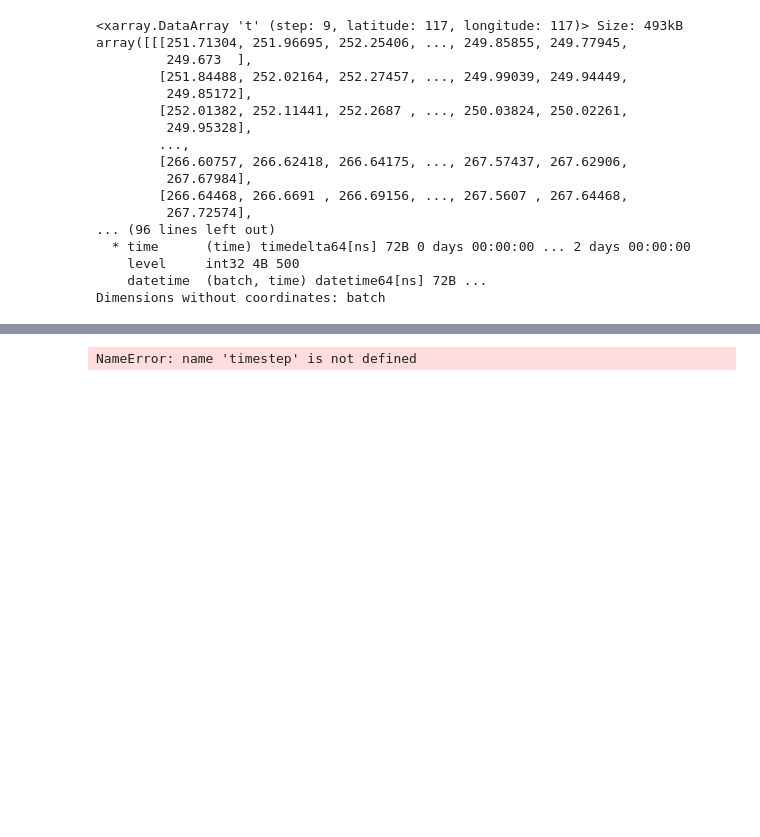
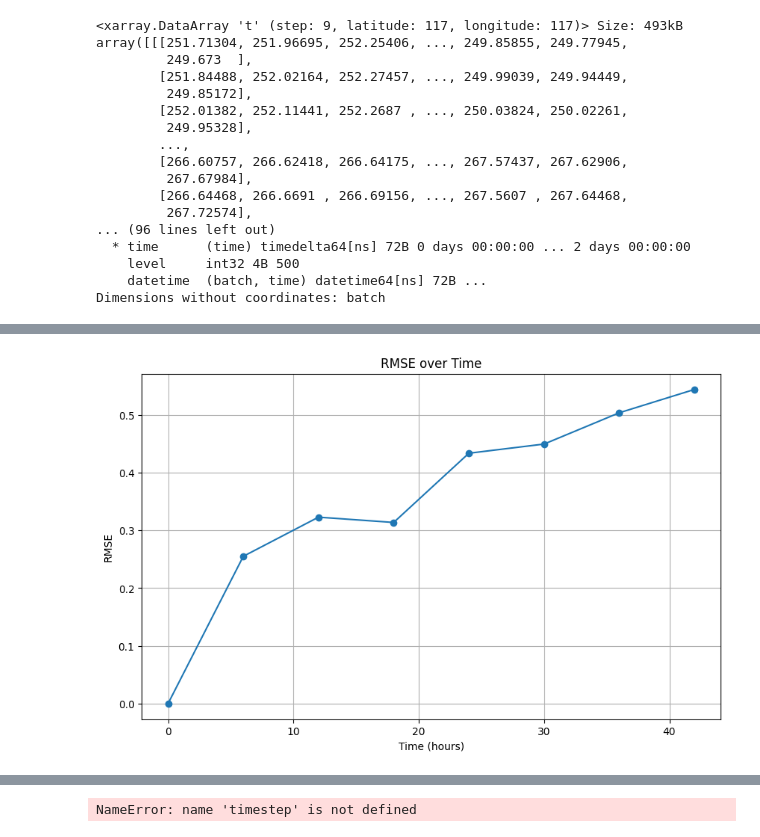
Before and after one commit to SaptarishiD/ai-models, a Jupyter notebook: src/ai_models/grib_analysis.ipynb, the cells around one changed output, grey strips where cells are left out. Drawn from its saved outputs; the diff is of its cells as text; code cells hidden in the pictures; blank space fills up the shorter version.

Commit message:
plots

```diff
--- a/src/ai_models/grib_analysis.ipynb
+++ b/src/ai_models/grib_analysis.ipynb
@@ -288,0 +277,61 @@ Data variables:
+# %%
+import cartopy.crs as ccrs
+import cartopy.feature as cfeature
+
+for i in range(0, 172800000000000, 21600000000000):
+    forecast_step = forecast_flipped.sel(step=f'{i}')
+    india_era5_step = indian_region_era5.sel(time=f'{i}')
+    diff = xr.Dataset({f"difference": india_era5_step - forecast_step})
+
+    plt.figure(figsize=(10, 10))
+    ax = plt.axes(projection=ccrs.PlateCarree())
+    ax.coastlines(resolution='10m')
+    ax.add_feature(cfeature.LAND, edgecolor='black')
+    ax.add_feature(cfeature.OCEAN, edgecolor='black')
+
+    diff.difference.plot(ax=ax, cmap='coolwarm', transform=ccrs.PlateCarree(), cbar_kwargs={"shrink": 0.6})
+    plt.title(f"Difference at step {i/36e11}")
+    plt.savefig(f"pangu_diff_plot_step_{i/36e11}.png")
+    plt.close()
+# %%
+import cartopy.crs as ccrs
+import cartopy.feature as cfeature
+import numpy as np
+import matplotlib.pyplot as plt
+
+# List to store RMSE values
+rmse_values = []
+time_steps = []
+
+for i in range(0, 172800000000000, 21600000000000):
+    forecast_step = forecast_flipped.sel(step=f'{i}')
+    india_era5_step = indian_region_era5.sel(time=f'{i}')
+    diff = india_era5_step - forecast_step
+
+    # Calculate RMSE for the current time step
+    rmse = np.sqrt(np.mean(diff**2))
+    rmse_values.append(rmse)
+    time_steps.append(i / 36e11)  # Convert time step to hours or desired unit
+
+    # Plot the difference
+    plt.figure(figsize=(10, 10))
+    ax = plt.axes(projection=ccrs.PlateCarree())
+    ax.coastlines(resolution='10m')
+    ax.add_feature(cfeature.LAND, edgecolor='black')
+    ax.add_feature(cfeature.OCEAN, edgecolor='black')
+
+    diff.plot(ax=ax, cmap='coolwarm', transform=ccrs.PlateCarree(), cbar_kwargs={"shrink": 0.6})
+    plt.title(f"Difference at step {i/36e11}")
+    plt.savefig(f"pangu_diff_plot_step_{i/36e11}.png")
+    plt.close()
+
+# Plot RMSE over time
+plt.figure(figsize=(10, 6))
+plt.plot(time_steps, rmse_values, marker='o')
+plt.xlabel('Time (hours)')
+plt.ylabel('RMSE')
+plt.title('RMSE over Time')
+plt.grid(True)
+plt.show()
+# %% [output]
+[figure, added]
```
Also changed, not shown: parts of 10 cells of this notebook, 25 other files.
